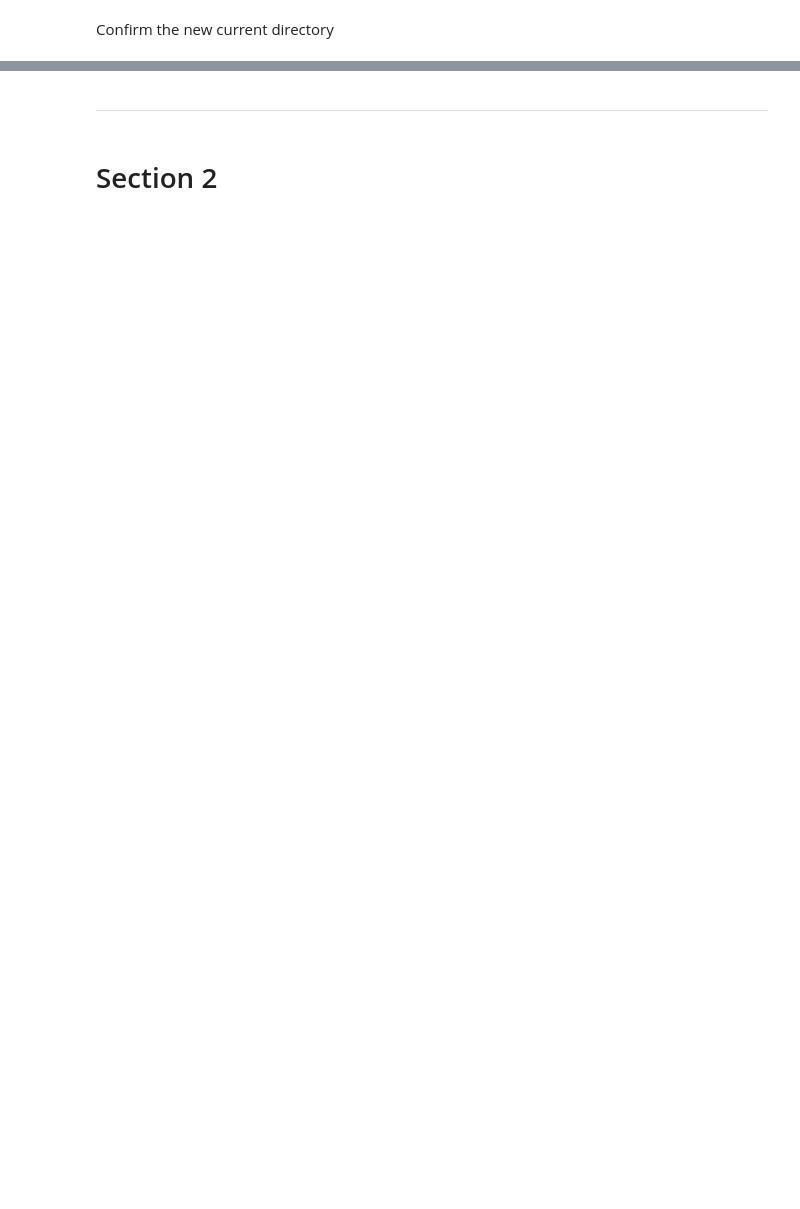
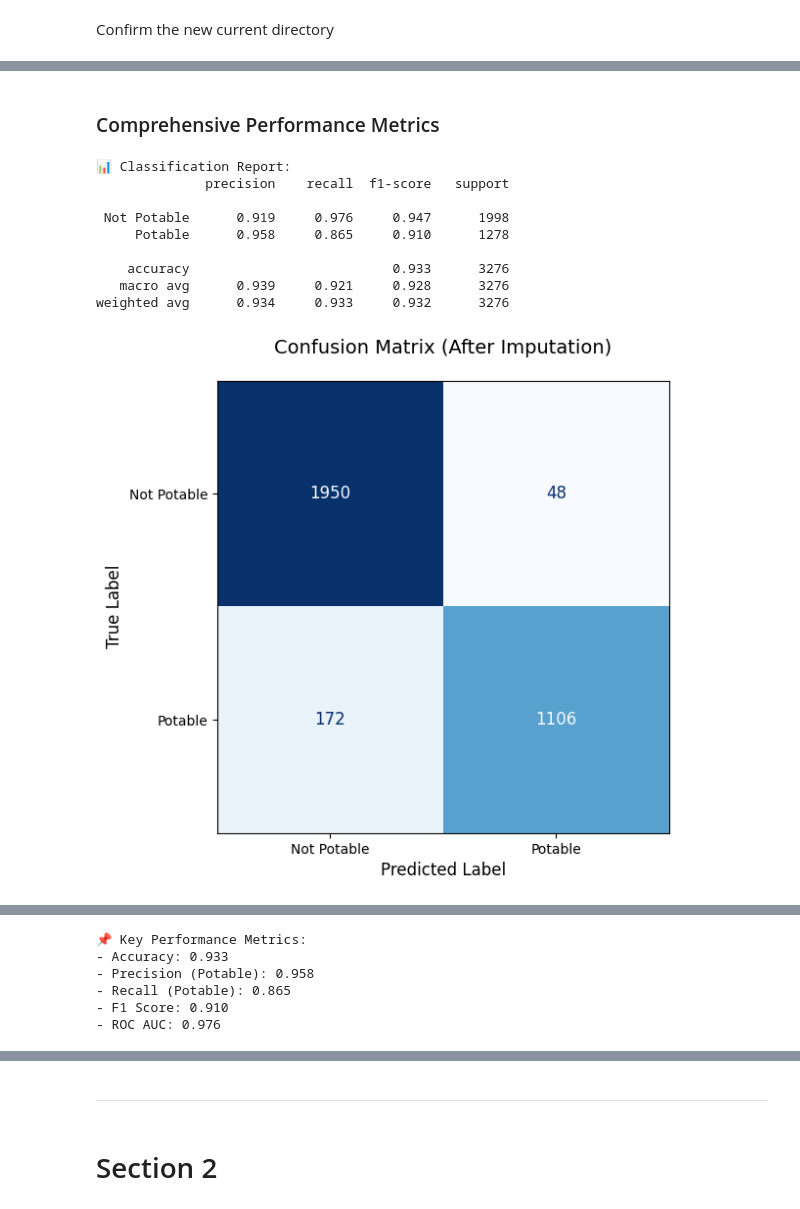
Before and after one commit to Ovundiano/water-potability, a Jupyter notebook: jupyter_notebooks/Model_Evaluation.ipynb, the cells around one changed output, grey strips where cells are left out. Drawn from its saved outputs; the diff is of its cells as text; code cells hidden in the pictures; blank space fills up the shorter version.

Commit message:
Update model experimentation and evaluation notebook and feature engineering notebook

```diff
--- a/jupyter_notebooks/Model_Evaluation.ipynb
+++ b/jupyter_notebooks/Model_Evaluation.ipynb
@@ -58,0 +152,62 @@ Section 1 content
+# %% [markdown]
+### Comprehensive Performance Metrics
+# %%
+y_pred = best_model.predict(X_test_imputed)
+y_proba = best_model.predict_proba(X_test_imputed)[:, 1]
+
+print("📊 Classification Report:")
+print(classification_report(y_test, y_pred,
+                          target_names=['Not Potable', 'Potable'],
+                          digits=3))
+
+fig, ax = plt.subplots(figsize=(8, 6))
+ConfusionMatrixDisplay.from_predictions(
+    y_test, y_pred,
+    display_labels=['Not Potable', 'Potable'],
+    cmap='Blues',
+    ax=ax,
+    colorbar=False,
+    text_kw={'fontsize': 12}
+)
+plt.title('Confusion Matrix (After Imputation)', fontsize=14, pad=20)
+plt.xlabel('Predicted Label', fontsize=12)
+plt.ylabel('True Label', fontsize=12)
+plt.show()
+
+fpr, tpr, thresholds = roc_curve(y_test, y_proba)
+roc_auc = auc(fpr, tpr)
+
+plt.figure(figsize=(8, 6))
+plt.plot(fpr, tpr, color='darkorange', lw=2,
+         label=f'ROC curve (AUC = {roc_auc:.3f})')
+plt.plot([0, 1], [0, 1], color='navy', lw=2, linestyle='--')
+
+threshold_points = [0.2, 0.5, 0.8]
+for thresh in threshold_points:
+    idx = np.argmin(np.abs(thresholds - thresh))
+    plt.scatter(fpr[idx], tpr[idx], marker='o', color='red', label=f'Thresh={thresh:.1f}')
+
+plt.xlabel('False Positive Rate', fontsize=12)
+plt.ylabel('True Positive Rate', fontsize=12)
+plt.title('Receiver Operating Characteristic (After Imputation)', fontsize=14, pad=20)
+plt.legend(loc="lower right", fontsize=12)
+plt.grid(True, alpha=0.3)
+plt.show()
+
+print("\n📌 Key Performance Metrics:")
+print(f"- Accuracy: {accuracy_score(y_test, y_pred):.3f}")
+print(f"- Precision (Potable): {precision_score(y_test, y_pred):.3f}")
+print(f"- Recall (Potable): {recall_score(y_test, y_pred):.3f}")
+print(f"- F1 Score: {f1_score(y_test, y_pred):.3f}")
+print(f"- ROC AUC: {roc_auc:.3f}")
+# %% [output]
+📊 Classification Report:
+              precision    recall  f1-score   support
+
+ Not Potable      0.919     0.976     0.947      1998
+     Potable      0.958     0.865     0.910      1278
+
+    accuracy                          0.933      3276
+   macro avg      0.939     0.921     0.928      3276
+weighted avg      0.934     0.933     0.932      3276
+[figure, added]
@@ -58,0 +215,6 @@ Section 1 content
+📌 Key Performance Metrics:
+- Accuracy: 0.933
+- Precision (Potable): 0.958
+- Recall (Potable): 0.865
+- F1 Score: 0.910
+- ROC AUC: 0.976
```
Also changed, not shown: parts of 31 cells of this notebook, 2 other files.
